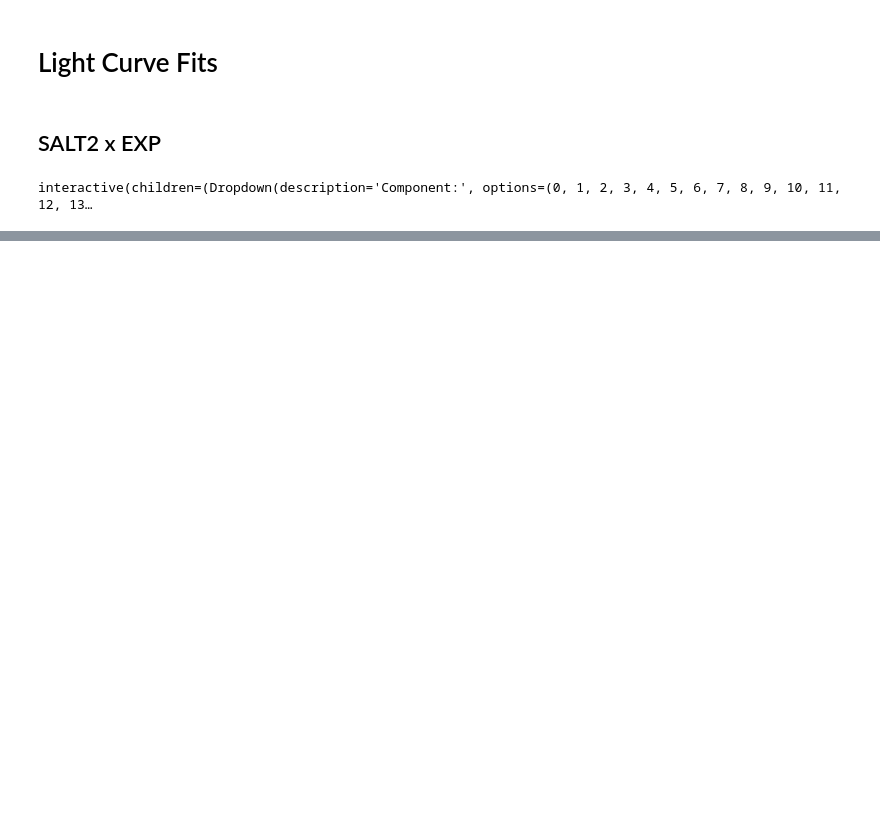
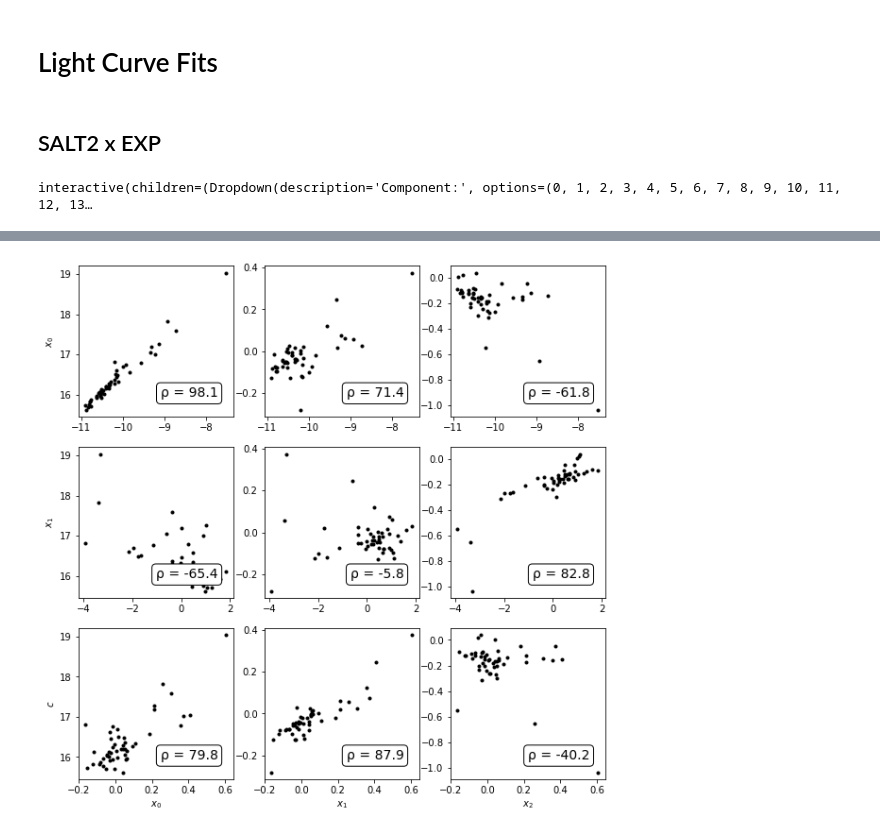
Before and after one commit to joaofrancafisica/SNFACTORY_SNTRAIN, a Jupyter notebook: TRAIN_TEST.ipynb, the cells around one changed output, grey strips where cells are left out. Cells and saved outputs as stored; diff of their text form; code cells hidden in the pictures; blank space fills up the shorter version.

Commit message:
correlacoes entre os parametros livres

```diff
--- a/TRAIN_TEST.ipynb
+++ b/TRAIN_TEST.ipynb
@@ -189,7 +189,7 @@ for i in range(0, len(TEMP_PHASE_GRID)):
 
 templates = []
 for i in range(N):
-    data = [np.array(X_GRID), np.array(Y_GRID), (pca.components_[i].reshape(501, 61).T*(-1)).reshape(1, len(pca.components_[i]))[0]] # to save as a pandas dataframe
+    data = [np.array(X_GRID), np.array(Y_GRID), (pca.components_[i].reshape(501, 61).T).reshape(1, len(pca.components_[i]))[0]] # to save as a pandas dataframe
     templates.append(pd.DataFrame(np.array(data).T, columns=["phase", "wave", "flux"]))
 
 print("number of templates generated: ", len(templates))
@@ -595,0 +426,6 @@ for i in range(0, len(csp_filtersname)):
+# %%
+optionslist = []
+
+for i in range(0,len(PHOTOMETRY_DATASET_TEST)):
+
+    optionslist.append(i)
@@ -595,0 +538,38 @@ for i in range(0, len(csp_filtersname)):
+# %%
+salt2_param_names = {
+    0:"x0_salt2",
+    1:"x1_salt2",
+    2:"c_salt2"
+}
+
+salt2_param_latex = {
+    0:"$x_0$",
+    1:"$x_1$",
+    2:"$c$"
+}
+
+exp_param_names = {
+    0:"x0_exp",
+    1:"x1_exp",
+    2:"x2_exp"
+}
+
+exp_param_latex = {
+    0:"$x_0$",
+    1:"$x_1$",
+    2:"$x_2$"
+}
+# %%
+fig, ax = plt.subplots(ncols=3, nrows=3, figsize=(10,10))
+for i in range(3):
+    for j in range(3):
+        ax[i, j].plot(df[salt2_param_names[i]], df[exp_param_names[j]], 'k.', label=str(round(np.corrcoef(df[salt2_param_names[i]], df[exp_param_names[j]])[0][1]*100, 1)))
+        ax[i, j].annotate("ρ = "+str(round(np.corrcoef(df[salt2_param_names[i]], df[exp_param_names[j]])[0][1]*100, 1)), xy=(0.9, .2), xycoords='axes fraction',
+                          size=14, ha='right', va='top',
+                          bbox=dict(boxstyle='round', fc='w'))
+        if j == 0:
+            ax[i, j].set_ylabel(salt2_param_latex[i])
+        if i == 2:
+            ax[i, j].set_xlabel(exp_param_latex[j])
+# %% [output]
+[figure, added]
```
Also changed, not shown: parts of 35 cells of this notebook, 2 other files.
